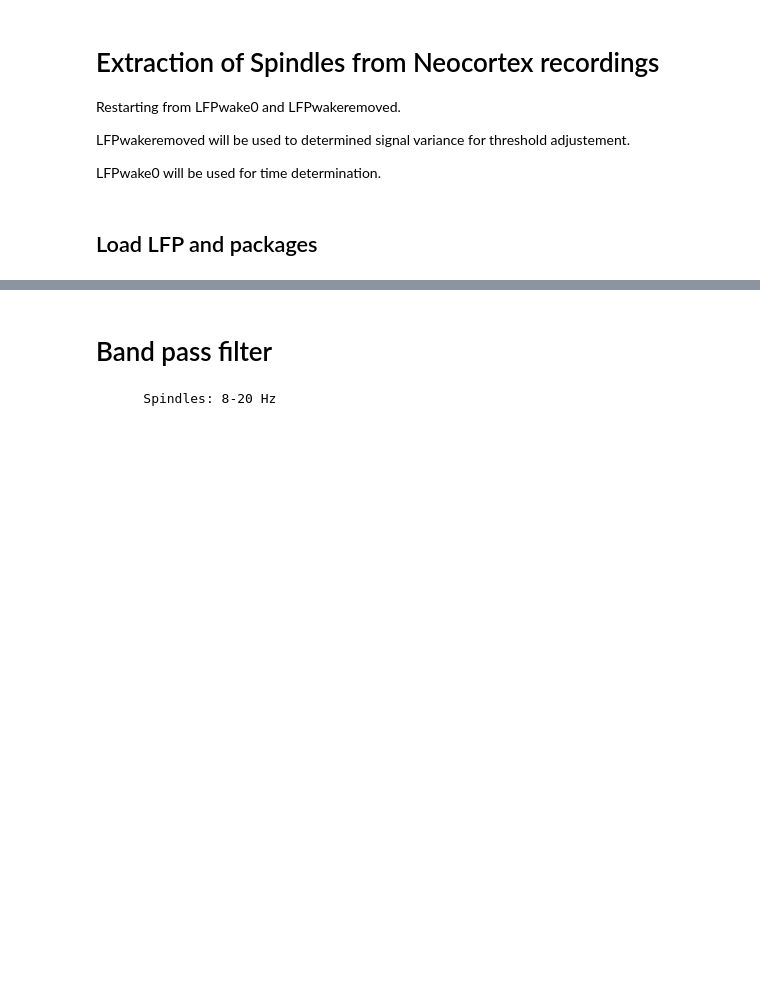
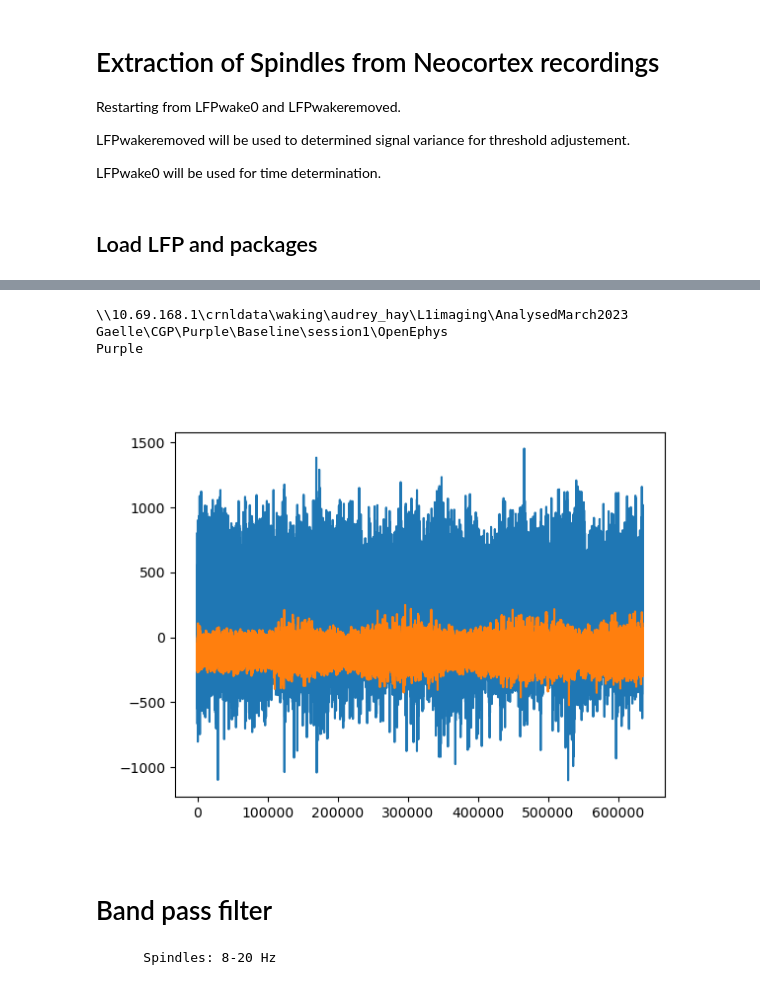
Before and after one commit to melodieborel/HayLabAnalysis, a Jupyter notebook: python/4_Spindleextraction.ipynb, the cells around one changed output, grey strips where cells are left out. Cells and saved outputs as stored; diff of their text form; code cells hidden in the pictures; blank space fills up the shorter version.

```diff
--- a/python/4_Spindleextraction.ipynb
+++ b/python/4_Spindleextraction.ipynb
@@ -51,15 +56,19 @@ fc1.register_callback(update_my_folder)
 # %%
-suffix=''#'_AB'
-sep = -5
-animalIDPos = -3
+suffix='_AB'#'_AB'
+sep = -5 # -3 if Baseline #-4 if CGP
+animalIDPos = -4 # -3 if Baseline #-4 if CGP
 dirPathComponents = os.path.normpath(dpath).split(os.sep)
-mapPath = os.path.sep.join(dirPathComponents[:sep])
-folder_base = os.path.sep.join(dirPathComponents[sep:])
+mapPath = os.path.sep.join(dirPathComponents[:sep-1])
+folder_base = os.path.sep.join(dirPathComponents[sep-1:])
 mice = dirPathComponents[animalIDPos]
 #os.chdir(mapPath)
 print(mapPath)
 print(folder_base)
 print(mice)
+# %% [output]
+\\10.69.168.1\crnldata\waking\audrey_hay\L1imaging\AnalysedMarch2023
+Gaelle\CGP\Purple\Baseline\session1\OpenEphys
+Purple
 # %%
 filename3 = os.path.join(dpath,f'LFPwakeremoved{suffix}.npy')
 filename2 = os.path.join(dpath,'RawDataChannelExtractedDS.npy')
@@ -99,6 +107,13 @@ S1  =  All[:, S1ch1]-All[:, S1ch2] if S1ch2 is not None else All[:, S1ch1]
 #CA1wakeremoved = LFPwakeremoved[:,CA1ch1]-LFPwakeremoved[:,CA1ch2]
 PFCwakeremoved = LFPwakeremoved[:,PFCch1]-LFPwakeremoved[:,PFCch2]
 S1wakeremoved = LFPwakeremoved[:,S1ch1]-LFPwakeremoved[:,S1ch2]
+# %%
+plt.close()
+plt.plot(S1wakeremoved)
+plt.plot(PFCwakeremoved)
+plt.show()
+# %% [output]
+[figure, added]
 # %% [markdown]
 # Band pass filter
         Spindles: 8-20 Hz
```
Also changed, not shown: parts of 14 cells of this notebook.
